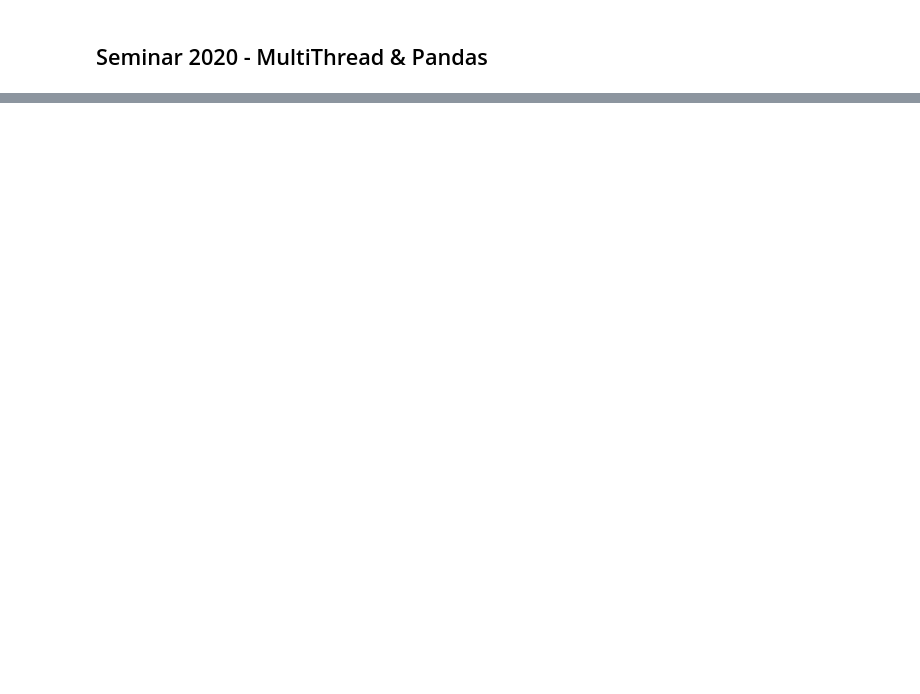
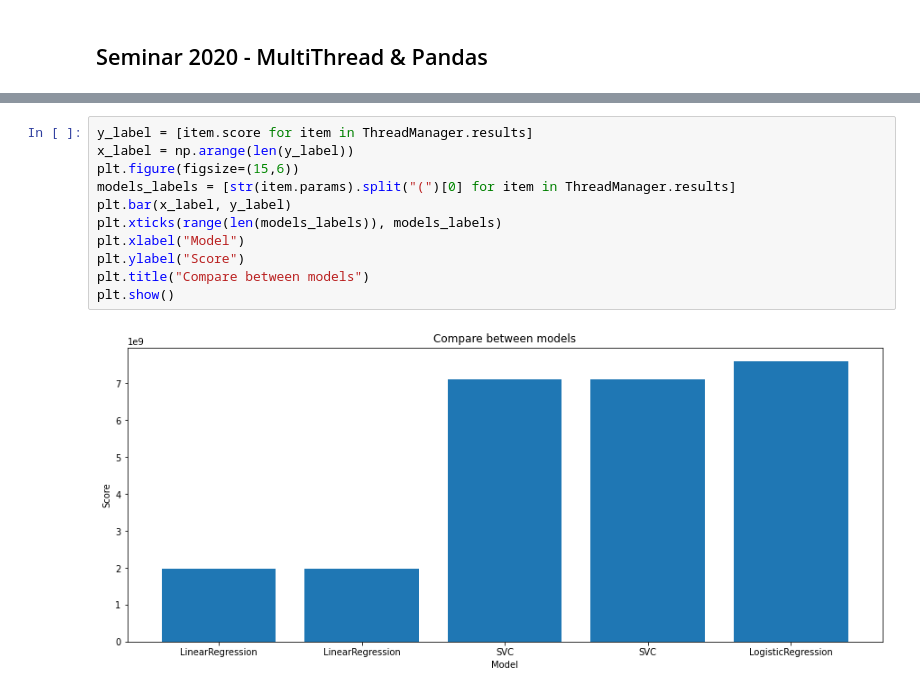
Before and after one commit to royjan/Seminar2020, a Jupyter notebook: main.ipynb, the cells around one changed output, grey strips where cells are left out. Drawn from its saved outputs; the diff is of its cells as text; blank space fills up the shorter version.

Commit message:
refactor multi thread

```diff
--- a/main.ipynb
+++ b/main.ipynb
@@ -32,0 +58,13 @@ writer.info(f'The best score is {best_result} with these params: {best_params}')
+# %%
+y_label = [item.score for item in ThreadManager.results]
+x_label = np.arange(len(y_label))
+plt.figure(figsize=(15,6))
+models_labels = [str(item.params).split("(")[0] for item in ThreadManager.results]
+plt.bar(x_label, y_label)
+plt.xticks(range(len(models_labels)), models_labels)
+plt.xlabel("Model")
+plt.ylabel("Score")
+plt.title("Compare between models")
+plt.show()
+# %% [output]
+[figure, added]
```
Also changed, not shown: parts of 3 cells of this notebook, 5 other files.
